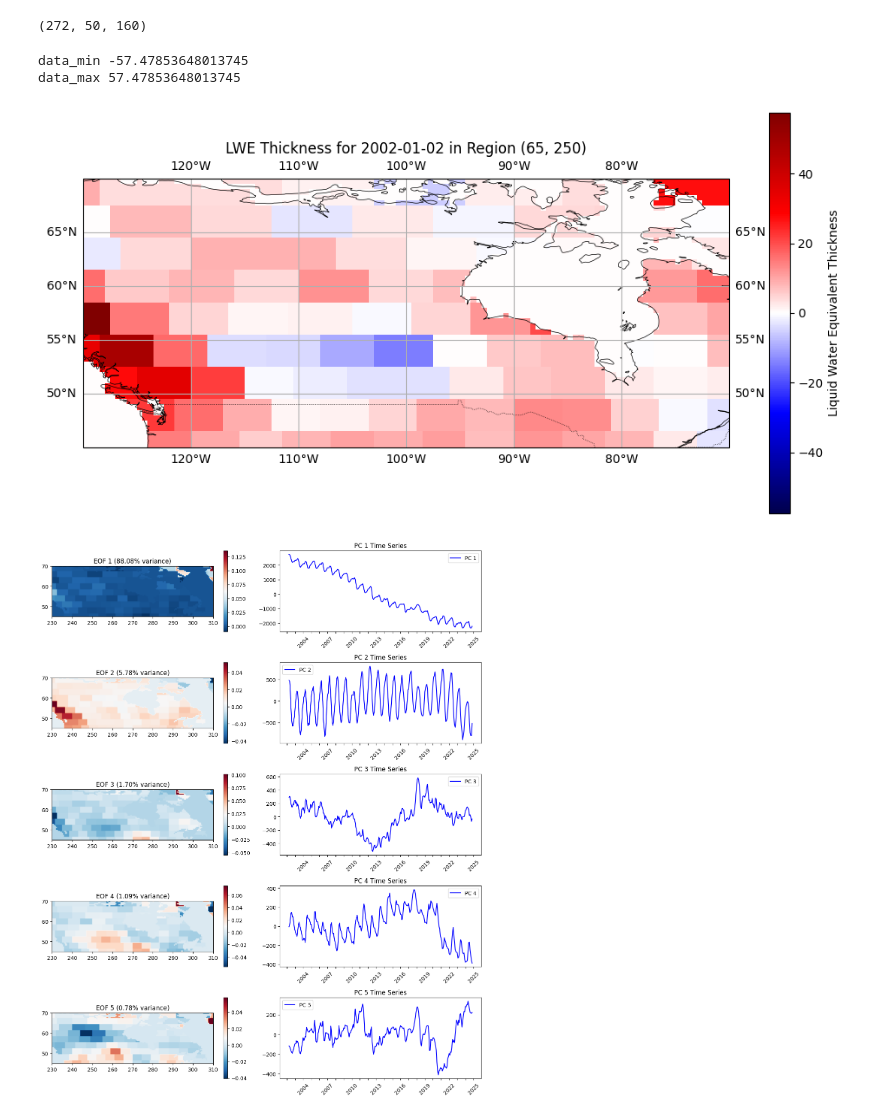
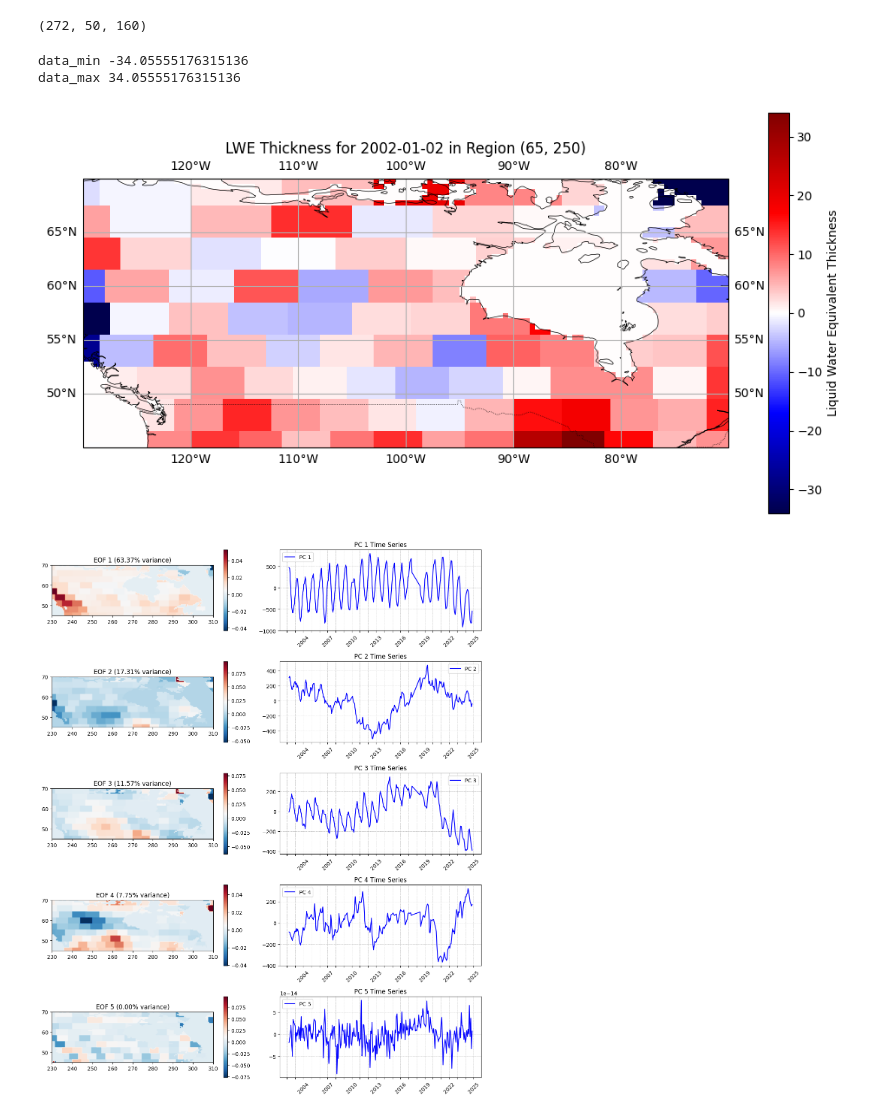
Before and after one commit to faehdy/Space_Data_Kernel, a Jupyter notebook: Grace/Project/src/Try_outs/Mascons_afterInterpolation.ipynb, the cells around one changed output. Saved outputs shown, nothing was run; the diff lists cells and outputs as text; code cells hidden in the pictures.

Commit message:
is showing the linear interpolation, without the PC1

```diff
--- a/Grace/Project/src/Try_outs/Mascons_afterInterpolation.ipynb
+++ b/Grace/Project/src/Try_outs/Mascons_afterInterpolation.ipynb
@@ -27,7 +27,7 @@ from shapely.geometry import Point
 from sklearn.decomposition import PCA
 # %%
 # LOAD DATA
-file_path = '../../Data/JPL_Mascons_Canada_Interpolated.nc'
+file_path = '../../Data/JPL_Mascons_Canada_Interpolated_linear_modes2-5.nc'
 #file_path = '../../Data/JPL_Mascons.nc'
 
 # Check if the file exists
@@ -180,9 +180,9 @@ print("data_max", data_max)
 # Show the plot
 plt.show()
 # %% [output]
-data_min -57.47853648013745
-data_max 57.47853648013745
+data_min -34.05555176315136
+data_max 34.05555176315136
-[figure, old version]
+[figure, new version]
 # %%
 # Define the region of interest
 center_lat = 60
@@ -233,31 +233,33 @@ explained_variance = pca.explained_variance_ratio_
 fig, axes = plt.subplots(5, 2, figsize=(12, 15))  # Adjust as needed
 for i in range(5):  # Plot first 5 EOFs and their time series
     # EOF spatial pattern
     eof_pattern = pca.components_[i].reshape(num_lat, num_lon)
     im = axes[i, 0].imshow(eof_pattern, cmap='RdBu_r', origin='lower',
                            extent=[lon_min, lon_max, lat_min, lat_max])
     axes[i, 0].set_title(f'EOF {i+1} ({explained_variance[i]*100:.2f}% variance)')
     fig.colorbar(im, ax=axes[i, 0])
 
     # Principal component time series
     axes[i, 1].plot(time_dates, transformed_data[:, i], label=f'PC {i+1}', color='b')  # Use time_dates for x-axis
     axes[i, 1].set_title(f'PC {i+1} Time Series')
     axes[i, 1].legend()
+    # Add grid lines
+    axes[i, 1].grid(True, which='both', linestyle='--', linewidth=0.5)
 
     # Set ticks every year
     axes[i, 1].xaxis.set_major_locator(mdates.YearLocator(1))  # Major ticks every year
 
     # Format labels to show the year only every 3 years
     def custom_year_formatter(x, pos):
         year = mdates.num2date(x).year
         return str(year) if year % 3 == 0 else ''  # Show year only if divisible by 3
 
     axes[i, 1].xaxis.set_major_formatter(FuncFormatter(custom_year_formatter))
 
     # Rotate the tick labels for better readability
     axes[i, 1].tick_params(axis='x', rotation=45)
 
 plt.tight_layout()
 plt.show()
 # %% [output]
-[figure, old version]
+[figure, new version]
```
Also changed, not shown: parts of 1 cell of this notebook.
